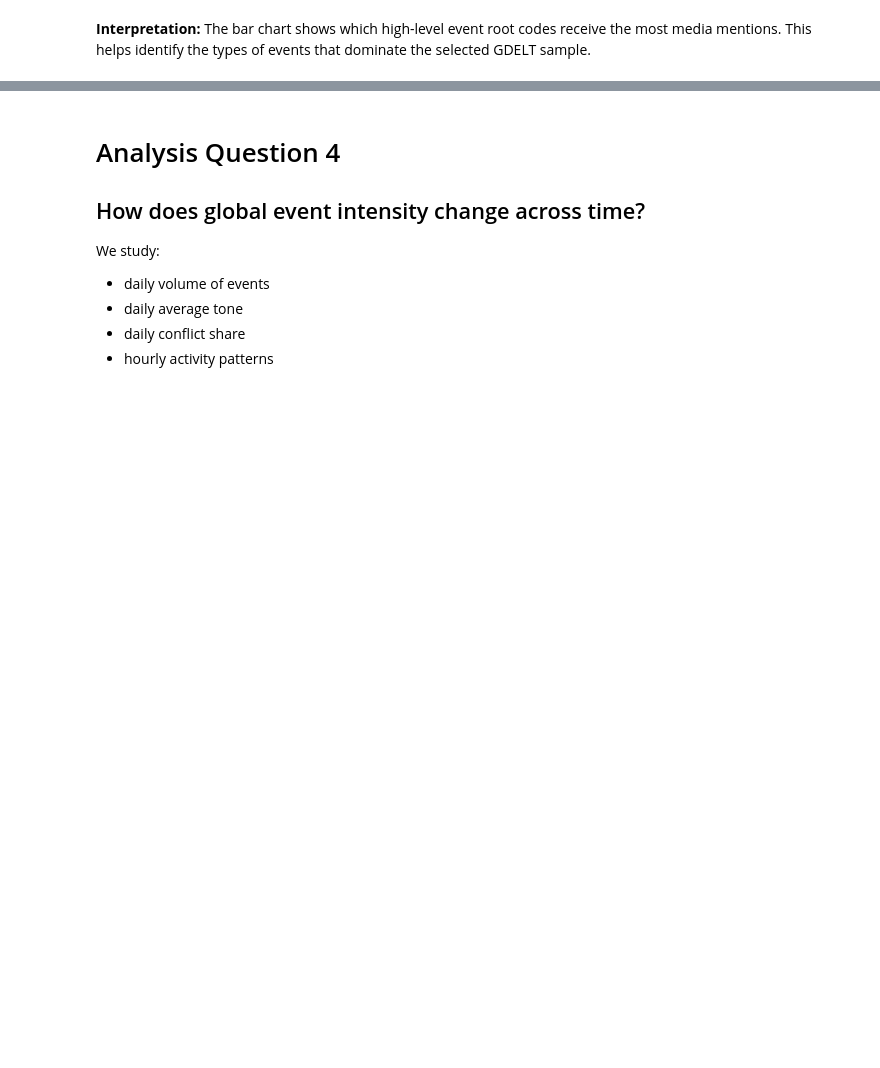
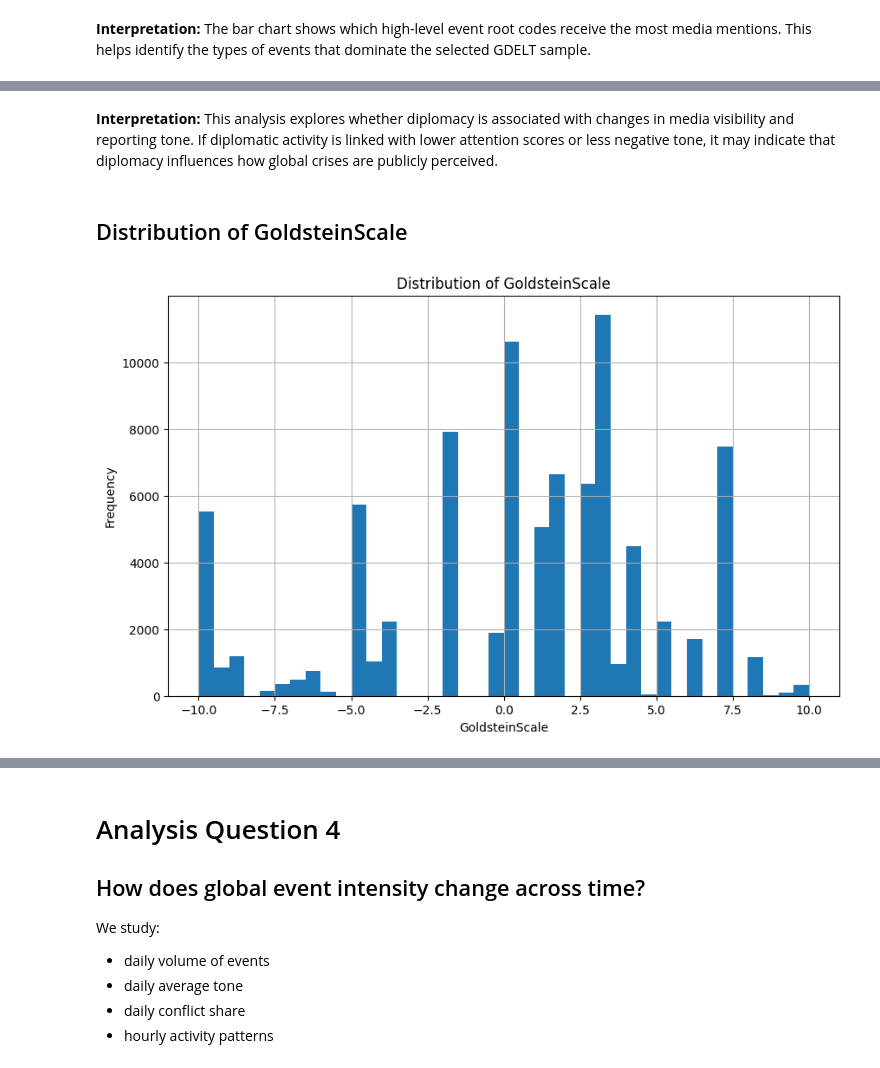
Before and after one commit to Beltinaa/world_mood_map_notebook, a Jupyter notebook: world_mood_map_notebook.ipynb, the cells around one changed output, grey strips where cells are left out. Cells and saved outputs as stored; diff of their text form; code cells hidden in the pictures; blank space fills up the shorter version.

```diff
--- a/world_mood_map_notebook.ipynb
+++ b/world_mood_map_notebook.ipynb
@@ -940,0 +925,31 @@ comparison_summary
+# %% [markdown]
+**Interpretation:**
+This analysis explores whether diplomacy is associated with changes in media visibility and reporting tone.
+If diplomatic activity is linked with lower attention scores or less negative tone, it may indicate that diplomacy influences how global crises are publicly perceived.
+# %% [markdown]
+## Distribution of GoldsteinScale
+# %%
+# ============================================================
+# Distribution of GoldsteinScale
+# ============================================================
+
+plt.figure(figsize=(10,6))
+
+plt.hist(
+    df['GoldsteinScale'],
+    bins=40
+)
+
+plt.title(
+    'Distribution of GoldsteinScale'
+)
+
+plt.xlabel('GoldsteinScale')
+
+plt.ylabel('Frequency')
+
+plt.grid(True)
+
+plt.show()
+# %% [output]
+[figure, added]
```
Also changed, not shown: parts of 8 cells of this notebook.
